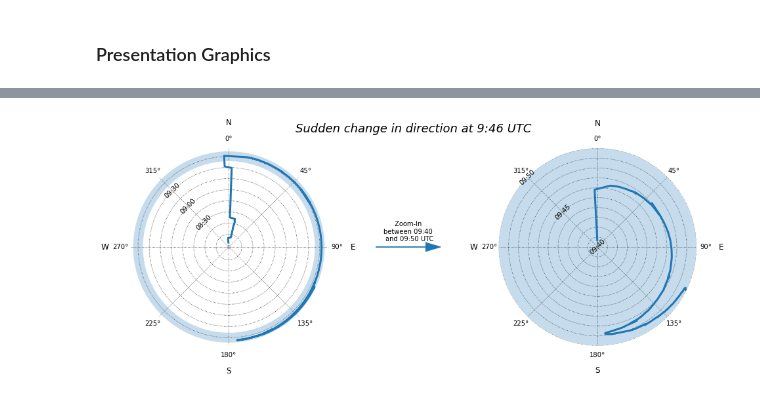
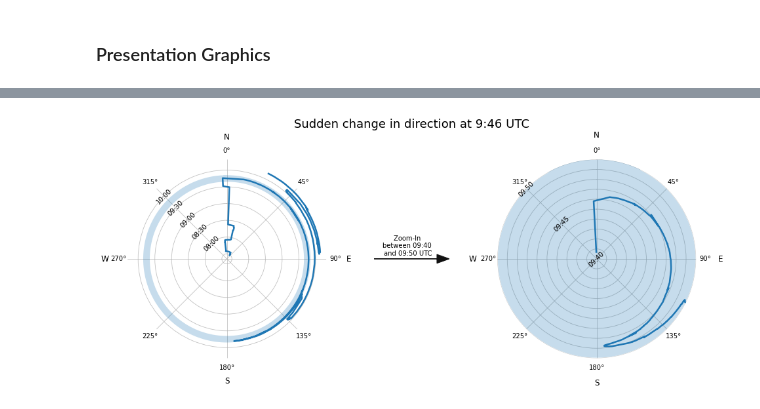
Before and after one commit to timo282/Ryanair_Flight_FR4978, a Jupyter notebook: Posterpräsentation.ipynb, the cells around one changed output, grey strips where cells are left out. Cells and saved outputs as stored; diff of their text form; code cells hidden in the pictures.

```diff
--- a/Posterpräsentation.ipynb
+++ b/Posterpräsentation.ipynb
@@ -194,0 +192,13 @@ Text(0.5, 1.0, 'Exploration Graphic: Scatter Matrix with Histograms')
+# %%
+'''Exploratin Graphic'''
+fig = plt.figure(figsize=[9.6,9.6])
+ax = fig.add_subplot()
+sc_matrix = pd.plotting.scatter_matrix(df, alpha=0.8, ax=ax) #Pandas Scattermatrix to detect dependencies, to find good diagrams for presentation, histograms to learn about the distribution of the values
+fig.suptitle("Exploration Graphic: Scatter Matrix", fontsize=18, y=0.93)
+
+for ax in sc_matrix.ravel():
+    ax.set_xticks([]) #graph shall just give an overview, details (such as ticks) not required
+    ax.set_yticks([])
+
+#fig.savefig('Plots/scatter_matrix.svg', bbox_inches='tight') #in Posterpräsentation wurde diese Grafik nicht verwendet
+#fig.savefig('Plots/scatter_matrix.png', bbox_inches='tight') #stattdessen wurde die (fast) identische Grafik eine Zelle weiter unten verwendet
@@ -217,73 +285,78 @@ df_flightphase = df[begin_flightphase:end_flightphase]
 # %%
+df_flightphase = df[0:-55] #slice of the DataFrame to eliminate the numerous changes in direction during start and landing
+
 fig = plt.figure(figsize=[14.0,6.2])
 ax1 = fig.add_subplot(1,5,(1,2), polar=True)
 
-ax1.set_theta_zero_location("N")
-ax1.set_theta_direction(-1)
+ax1.set_theta_zero_location("N") #Set 0° to the top
+ax1.set_theta_direction(-1) #change direction
 
-plt.gca().axes.yaxis.set_ticklabels([])
+plt.gca().axes.yaxis.set_ticklabels([]) #remove ylabels
 
-ax1.grid(alpha=0.8, color="black", linestyle=":")
+ax1.grid(alpha=0.8) #add grid
 ax1.set_axisbelow(True)
 
-#ax1.set_title(label='Sudden change in direction at 9:45 UTC\n \n', fontsize=18, fontstyle='oblique')
-
+#add ylabels manually:
+ax1.text(315*np.pi/180, datetime.strptime('2021-05-23T08:00:00Z', '%Y-%m-%dT%H:%M:%SZ'), s="08:00", rotation=45, va="center", ha="center", fontsize="medium", color="black")
 ax1.text(315*np.pi/180, datetime.strptime('2021-05-23T08:30:00Z', '%Y-%m-%dT%H:%M:%SZ'), s="08:30", rotation=45, va="center", ha="center", fontsize="medium", color="black")
 ax1.text(315*np.pi/180, datetime.strptime('2021-05-23T09:00:00Z', '%Y-%m-%dT%H:%M:%SZ'), s="09:00", rotation=45, va="center", ha="center", fontsize="medium", color="black")
 ax1.text(315*np.pi/180, datetime.strptime('2021-05-23T09:30:00Z', '%Y-%m-%dT%H:%M:%SZ'), s="09:30", rotation=45, va="center", ha="center", fontsize="medium", color="black")
+ax1.text(315*np.pi/180, datetime.strptime('2021-05-23T10:00:00Z', '%Y-%m-%dT%H:%M:%SZ'), s="10:00", rotation=45, va="center", ha="center", fontsize="medium", color="black")
 
-ax1.plot(df_flightphase["Direction"]* np.pi/180, df_flightphase["UTC"], color="tab:blue", linewidth=3)
-ax1.plot(np.arange(0,359)* np.pi/180, np.full(359,datetime.strptime('2021-05-23T09:45:00Z', '%Y-%m-%dT%H:%M:%SZ')), alpha=0.25, linewidth=15)
-
+ax1.plot(df_flightphase["Direction"]* np.pi/180, df_flightphase["UTC"], color="tab:blue", linewidth=2.5) #plot direction
+ax1.plot(np.arange(0,359)* np.pi/180, np.full(359,datetime.strptime('2021-05-23T09:45:00Z', '%Y-%m-%dT%H:%M:%SZ')), alpha=0.25, linewidth=10) #mark background around 9:45 UTC
 ax1.set_facecolor("white")
 ax1.spines["polar"].set_visible(False)
 
-def plot_directions(ax, time_str='2021-05-23T10:30:00Z'):
+def plot_directions(ax, time_str='2021-05-23T11:00:00Z'): #add the directions N, S, W, E to the plot
     ax.text(0*np.pi/180, datetime.strptime(time_str, '%Y-%m-%dT%H:%M:%SZ'), s="N", va="center", ha="center", fontsize="large", color="black")
     ax.text(180*np.pi/180, datetime.strptime(time_str, '%Y-%m-%dT%H:%M:%SZ'), s="S", va="center", ha="center", fontsize="large", color="black")
     ax.text(270*np.pi/180, datetime.strptime(time_str, '%Y-%m-%dT%H:%M:%SZ'), s="W", va="center", ha="center", fontsize="large", color="black")
     ax.text(90*np.pi/180, datetime.strptime(time_str, '%Y-%m-%dT%H:%M:%SZ'), s="E", va="center", ha="center", fontsize="large", color="black")
 
-plot_directions(ax1)
+plot_directions(ax1) #own function, see above
 
-ax2 = fig.add_subplot(1,5,(4,5), polar=True, title='Sudden change in direction at 9:45 UTC\n \n')
+ax2 = fig.add_subplot(1,5,(4,5), polar=True) #add new subplot, which shows the zoomed-in version of the first plot
 
-ax2.set_theta_zero_location("N")
-ax2.set_theta_direction(-1)
+ax2.set_theta_zero_location("N") #set 0° to the top
+ax2.set_theta_direction(-1) #change direction
 
-plt.gca().axes.yaxis.set_ticklabels([])
+plt.gca().axes.yaxis.set_ticklabels([]) #remove ylabels
+
+#add ylabels manually:
 ax2.text(315*np.pi/180, datetime.strptime('2021-05-23T09:40:00Z', '%Y-%m-%dT%H:%M:%SZ'), s="09:40", rotation=45, va="center", ha="center", fontsize="medium", color="black")
 ax2.text(315*np.pi/180, datetime.strptime('2021-05-23T09:45:00Z', '%Y-%m-%dT%H:%M:%SZ'), s="09:45", rotation=45, va="center", ha="center", fontsize="medium", color="black")
 ax2.text(315*np.pi/180, datetime.strptime('2021-05-23T09:50:00Z', '%Y-%m-%dT%H:%M:%SZ'), s="09:50", rotation=45, va="center", ha="center", fontsize="medium", color="black")
 
-ax2.grid(alpha=0.8, color="black", linestyle=":")
+ax2.grid(alpha=0.8) #add grid
 ax2.set_axisbelow(True)
 
-#ax2.set_title(label='Sudden change in direction at 9:45 UTC\n \n', fontsize=18, fontstyle='oblique')
-
-ax2.plot(df_flightphase["Direction"]* np.pi/180, df_flightphase["UTC"], color="tab:blue", linewidth=3)
-ax2.plot(np.arange(0,358)* np.pi/180, np.full(358,datetime.strptime('2021-05-23T09:45:00Z', '%Y-%m-%dT%H:%M:%SZ')), alpha=0.25, linewidth=150)
+ax2.plot(df_flightphase["Direction"]* np.pi/180, df_flightphase["UTC"], color="tab:blue", linewidth=2.5) #plot direction
+ax2.plot(np.arange(0,358)* np.pi/180, np.full(358,datetime.strptime('2021-05-23T09:45:00Z', '%Y-%m-%dT%H:%M:%SZ')), alpha=0.25, linewidth=150) #mark the whole area (-> zoomed-in from first plot)
 
 ax2.set_facecolor("white")
 ax2.spines["polar"].set_visible(False)
-plt.ylim(datetime.strptime('2021-05-23T09:40:00Z', '%Y-%m-%dT%H:%M:%SZ'), datetime.strptime('2021-05-23T09:50:00Z', '%Y-%m-%dT%H:%M:%SZ'))
+plt.ylim(datetime.strptime('2021-05-23T09:40:00Z', '%Y-%m-%dT%H:%M:%SZ'), datetime.strptime('2021-05-23T09:50:00Z', '%Y-%m-%dT%H:%M:%SZ')) #set Y-Limits to zoom-in
 
-plot_directions(ax2, time_str='2021-05-23T09:52:30Z')
+plot_directions(ax2, time_str='2021-05-23T09:52:30Z') #plot directions N S W E, see above
 
-ax3 = fig.add_subplot(153)
-ax3.arrow(0.5,0.5, dx=1,dy=0, width = 0, head_length = 0.3, head_width =0.02, facecolor="tab:blue", edgecolor="tab:blue")
-ax3.text(1.17,0.51,s="Zoom-In \nbetween 09:40 \nand 09:50 UTC", ha="center", va="bottom")
+ax3 = fig.add_subplot(153) #add little subplot in between, which contains an arrow and the "zoom-in message"
+ax3.arrow(0.5,0.5, dx=1.25,dy=0, width = 0, head_length = 0.25, head_width =0.02, facecolor="#111111", edgecolor="#111111") #draw an arrow
+ax3.text(1.175,0.505,s="Zoom-In \nbetween 09:40 \nand 09:50 UTC", ha="center", va="bottom") #zoom-in message
 plt.ylim(0.25,0.75)
 plt.xlim(0.5,2)
-ax3.spines['top'].set_visible(False)
+ax3.spines['top'].set_visible(False) #remove frame
 ax3.spines['bottom'].set_visible(False)
 ax3.spines['right'].set_visible(False)
 ax3.spines['left'].set_visible(False)
-ax3.set_yticks([])
+ax3.set_yticks([]) #remove ticks and labels
 ax3.set_xticks([])
-ax3.set_title(label='Sudden change in direction at 9:46 UTC', fontsize=18, fontstyle='oblique')
-fig.tight_layout(pad=3.0)
 
-fig.savefig('test.png', bbox_inches='tight')
+fig.tight_layout(pad=3.0) #set distance between the subplots
+
+fig.suptitle('Sudden change in direction at 9:46 UTC', fontsize=18) #set a title for the whole figure
+
+fig.savefig('Plots/radar_plot.svg', bbox_inches='tight')
+fig.savefig('Plots/radar_plot.png', bbox_inches='tight')
 # %% [output]
-[figure, old version]
+[figure, new version]
```
Also changed, not shown: parts of 29 cells of this notebook.
